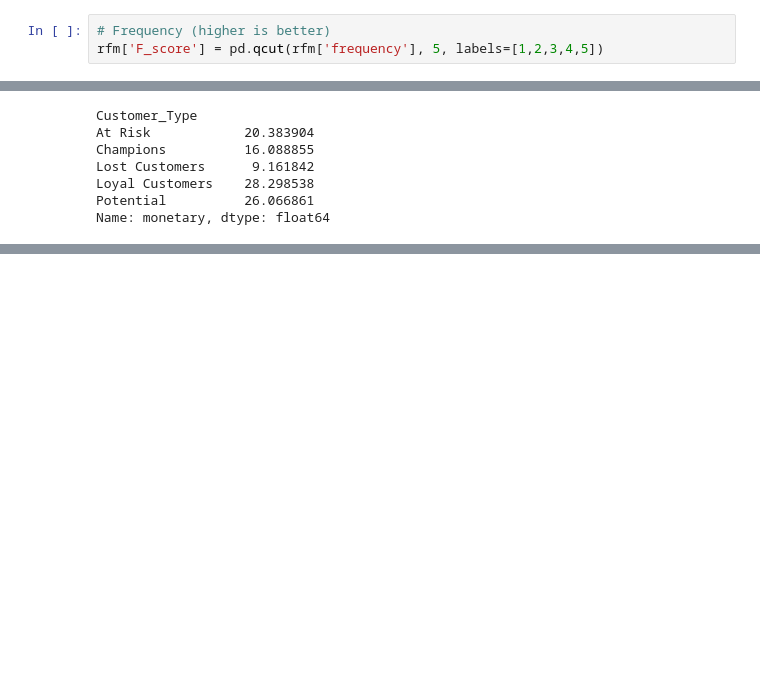
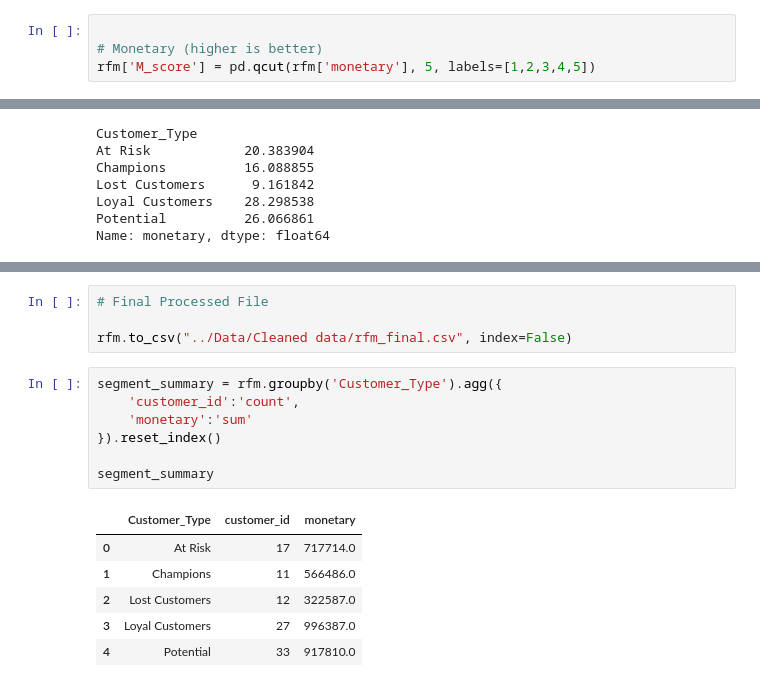
Before and after one commit to Sandra-127/Consumer360-Retail-Analytics, a Jupyter notebook: Notebooks/RFM_notebook.ipynb, the cells around one changed output, grey strips where cells are left out. Cells and saved outputs as stored; diff of their text form; blank space fills up the shorter version.

```diff
--- a/Notebooks/RFM_notebook.ipynb
+++ b/Notebooks/RFM_notebook.ipynb
@@ -37,8 +37,9 @@ rfm['R_score'] = pd.qcut(rfm['recency'], 5, labels=[5,4,3,2,1])
 # Frequency (higher is better)
 rfm['F_score'] = pd.qcut(rfm['frequency'], 5, labels=[1,2,3,4,5])
 # %%
-# Frequency (higher is better)
-rfm['F_score'] = pd.qcut(rfm['frequency'], 5, labels=[1,2,3,4,5])
+
+# Monetary (higher is better)
+rfm['M_score'] = pd.qcut(rfm['monetary'], 5, labels=[1,2,3,4,5])
 # %%
 # Convert Scores to Integer
 
@@ -138,0 +142,18 @@ plt.show()
+# %%
+# Final Processed File
+
+rfm.to_csv("../Data/Cleaned data/rfm_final.csv", index=False)
+# %%
+segment_summary = rfm.groupby('Customer_Type').agg({
+    'customer_id':'count',
+    'monetary':'sum'
+}).reset_index()
+
+segment_summary
+# %% [output]
+|  | Customer_Type | customer_id | monetary |
+| 0 | At Risk | 17 | 717714.0 |
+| 1 | Champions | 11 | 566486.0 |
+| 2 | Lost Customers | 12 | 322587.0 |
+| 3 | Loyal Customers | 27 | 996387.0 |
+| 4 | Potential | 33 | 917810.0 |
```
Also changed, not shown: parts of 4 cells of this notebook.
